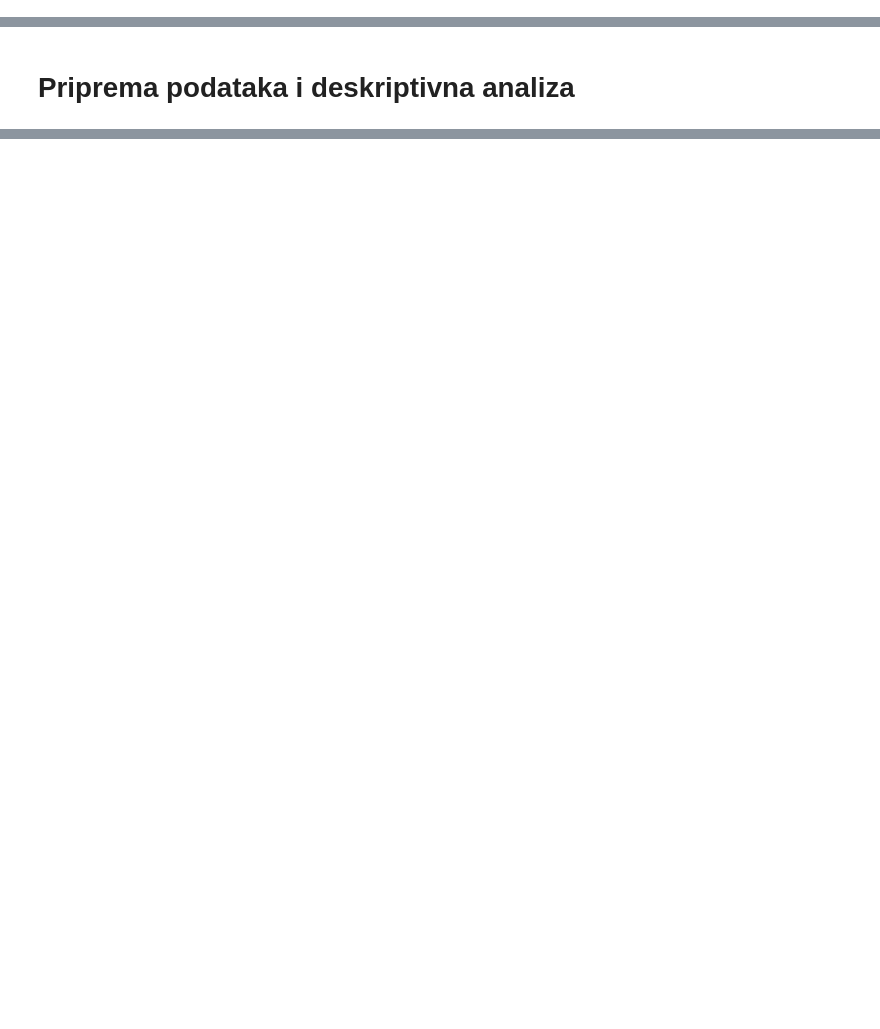
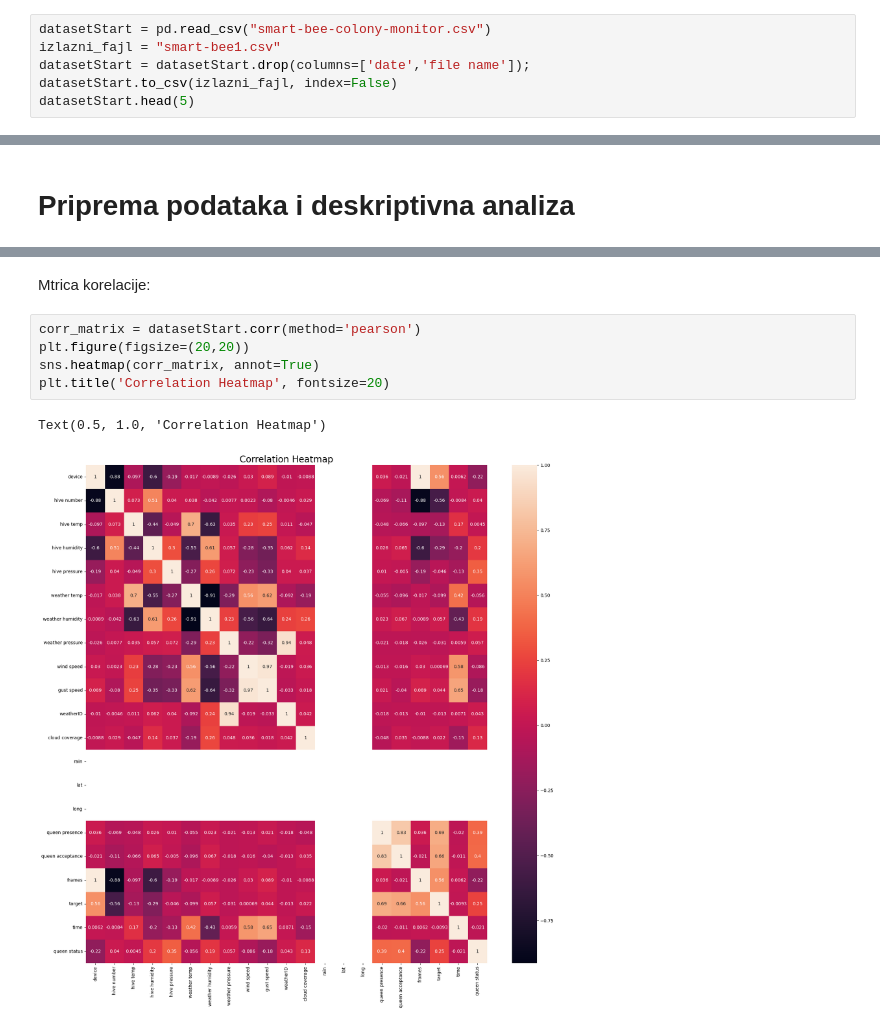
Before and after one commit to andreavalcic/masinsko-ucenje, a Jupyter notebook: jupyter-notebook/prvi-projekat.ipynb, the cells around one changed output, grey strips where cells are left out. Cells and saved outputs as stored; diff of their text form; blank space fills up the shorter version.

```diff
--- a/jupyter-notebook/prvi-projekat.ipynb
+++ b/jupyter-notebook/prvi-projekat.ipynb
@@ -29,3 +29,9 @@ print(shape)
 # %% [output]
 Velicina dataseta
 (1275, 23)
+# %%
+datasetStart = pd.read_csv("smart-bee-colony-monitor.csv")
+izlazni_fajl = "smart-bee1.csv"
+datasetStart = datasetStart.drop(columns=['date','file name']);
+datasetStart.to_csv(izlazni_fajl, index=False)
+datasetStart.head(5)
@@ -86,0 +119,10 @@ print(df.shape)
+# %% [markdown]
+Mtrica korelacije:
+# %%
+corr_matrix = datasetStart.corr(method='pearson')
+plt.figure(figsize=(20,20))
+sns.heatmap(corr_matrix, annot=True)
+plt.title('Correlation Heatmap', fontsize=20)
+# %% [output]
+Text(0.5, 1.0, 'Correlation Heatmap')
+[figure, added]
```
Also changed, not shown: parts of 10 cells of this notebook, 1 other file.
